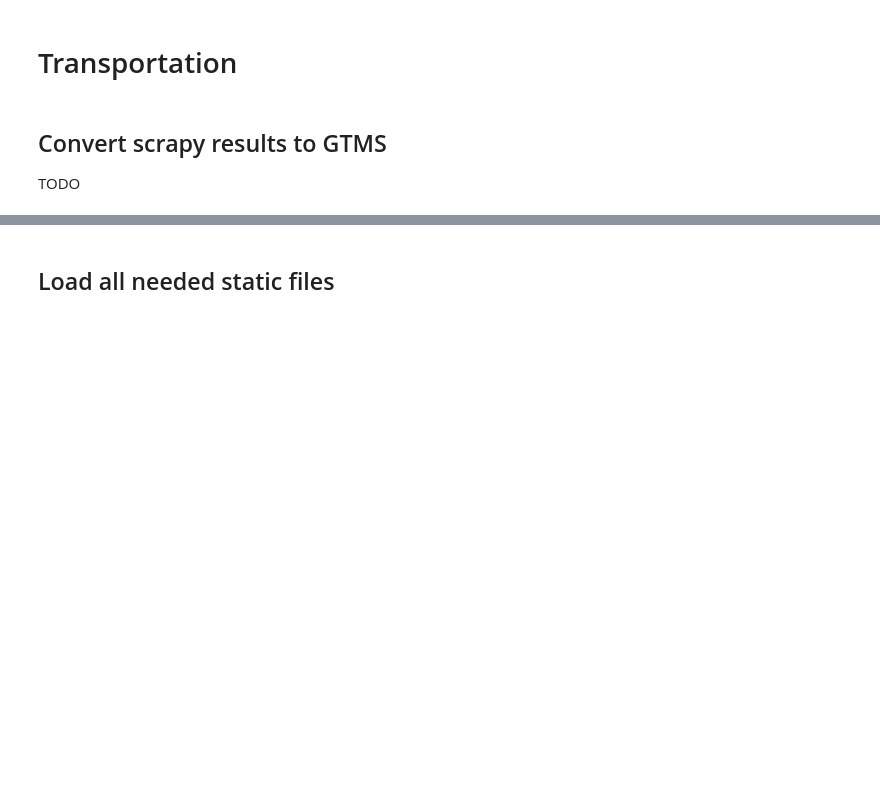
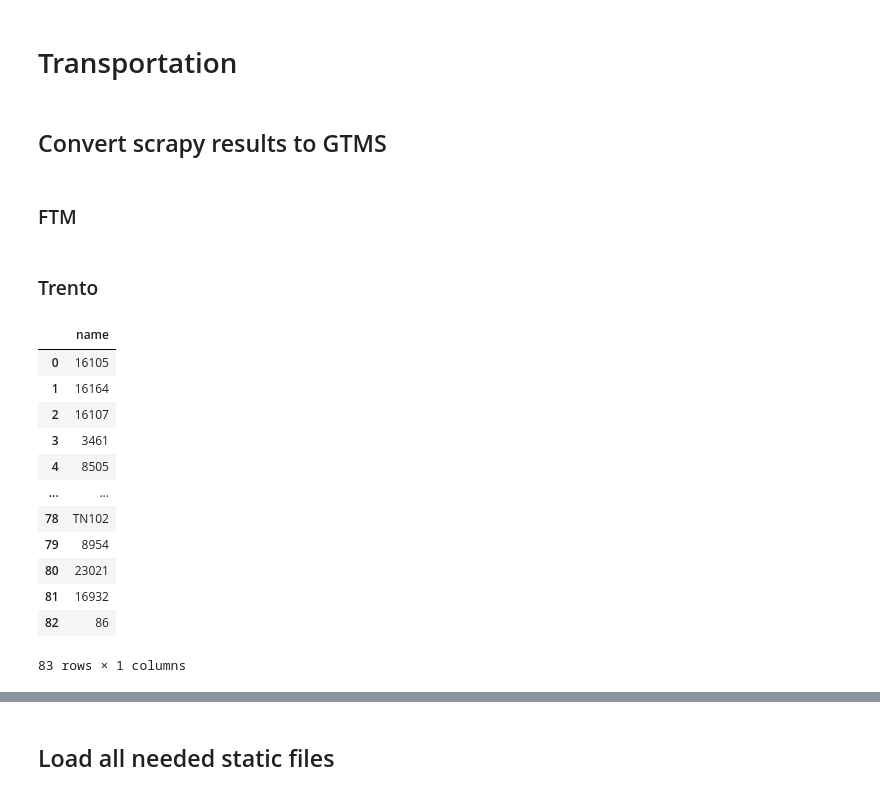
Before and after one commit to ThomasPasquali/Transportation-Education-Facilities, a Jupyter notebook: Phase 2 - Information Gathering/Code Libraries/parser.ipynb, the cells around one changed output, grey strips where cells are left out. Drawn from its saved outputs; the diff is of its cells as text; code cells hidden in the pictures; blank space fills up the shorter version.

```diff
--- a/Phase 2 - Information Gathering/Code Libraries/parser.ipynb
+++ b/Phase 2 - Information Gathering/Code Libraries/parser.ipynb
@@ -145,5 +145,3 @@ users_commitments
 # Transportation
 # %% [markdown]
 ## Convert scrapy results to GTMS
-
-TODO
@@ -149,0 +160,2 @@ TODO
+# %% [markdown]
+### FTM
@@ -149,0 +194,50 @@ TODO
+# %% [markdown]
+### Trento
+# %%
+trips = SCRAPY_DFS['trento_trains'].copy()
+trips = trips[trips['item_type'] == 'Train']
+trips.drop(columns=['item_type', 'url', 'train_name', 'stop', 'arrival_time', 'departure_time'], inplace=True)
+# trips.dropna(inplace=True)
+
+stop_times = SCRAPY_DFS['trento_trains'].copy()
+stop_times = stop_times[stop_times['item_type'] == 'TripStop']
+stop_times.drop(columns=['item_type', 'url', 'name'], inplace=True)
+# ftm_trips.dropna(inplace=True)
+# ftm_trips['name'] = ftm_trains['name'].astype(int)
+# ftm_trips['calendar'] = ftm_trains['calendar'].astype(str).apply(lambda x: 'ftm_calendar_' + x[-3])
+# ftm_stop_times = pd.merge(ftm_trips, ftm_stop_times, left_on='name', right_on='train_name', how='inner')
+
+# def find_train_direction (name):
+#   tmp = ftm_stop_times.loc[ftm_stop_times.isnull().any(axis=1)]
+#   tmp = tmp.loc[ftm_stop_times['name'] == name]
+#   stop = tmp.loc[tmp['arrival_time'].isnull()].drop_duplicates()['stop'].values[0]
+#   if stop == 'Trento Ftm':
+#     return 0
+#   else:
+#     return 1
+
+
+# ftm_stop_times['name'] = ftm_stop_times['name'].astype(int)
+# ftm_stop_times['train_name'] = ftm_stop_times['train_name'].astype(int)
+
+# ftm_trips['name'] = ftm_trips['name'].astype(int)
+# ftm_trips['calendar'] = ftm_trips['calendar'].astype(str).apply(lambda x: 'ftm_calendar_' + x[-3])
+# ftm_trips['direction'] = ftm_trips['name'].apply(find_train_direction)
+
+# ftm_trips.drop_duplicates(inplace=True)
+
+trips
+# %% [output]
+|  | name |
+| 0 | 16105 |
+| 1 | 16164 |
+| 2 | 16107 |
+| 3 | 3461 |
+| 4 | 8505 |
+| ... | ... |
+| 78 | TN102 |
+| 79 | 8954 |
+| 80 | 23021 |
+| 81 | 16932 |
+| 82 | 86 |
+83 rows × 1 columns
```
Also changed, not shown: parts of 8 cells of this notebook, 15 other files.
